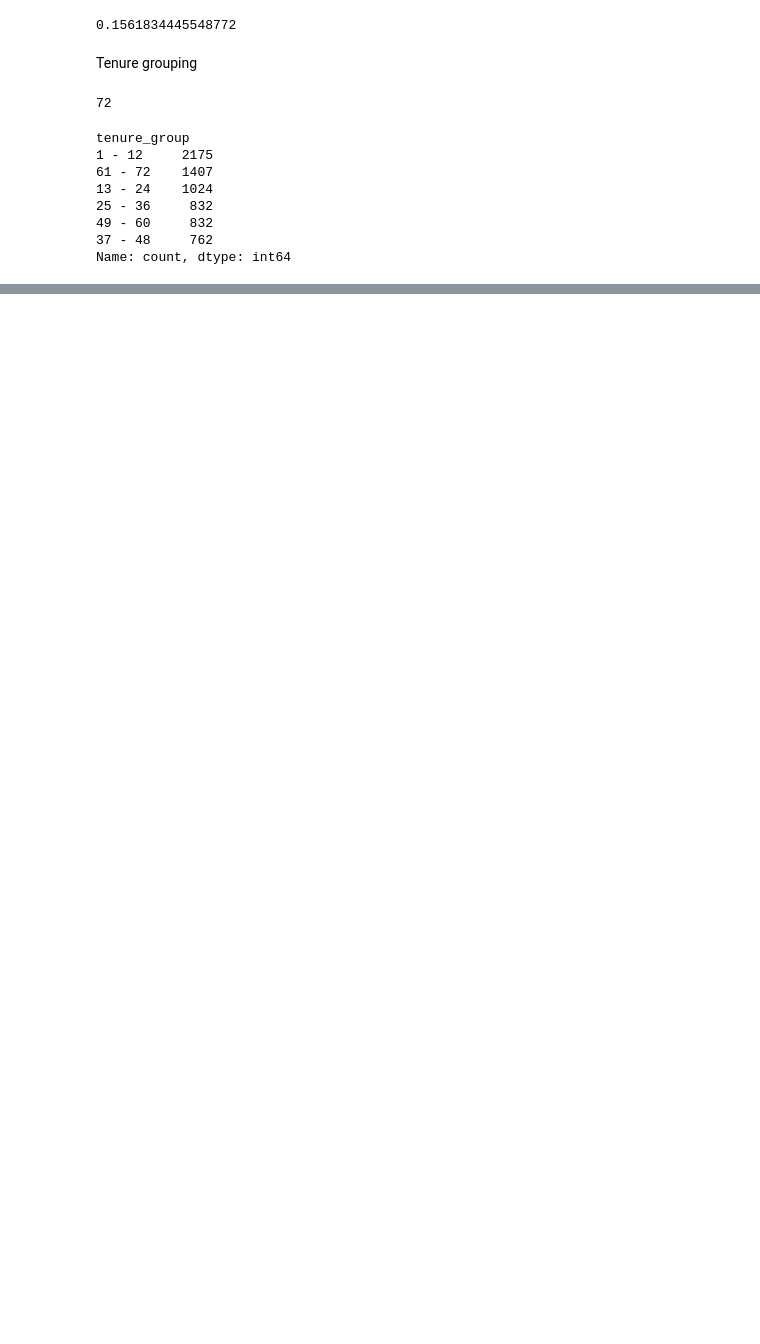
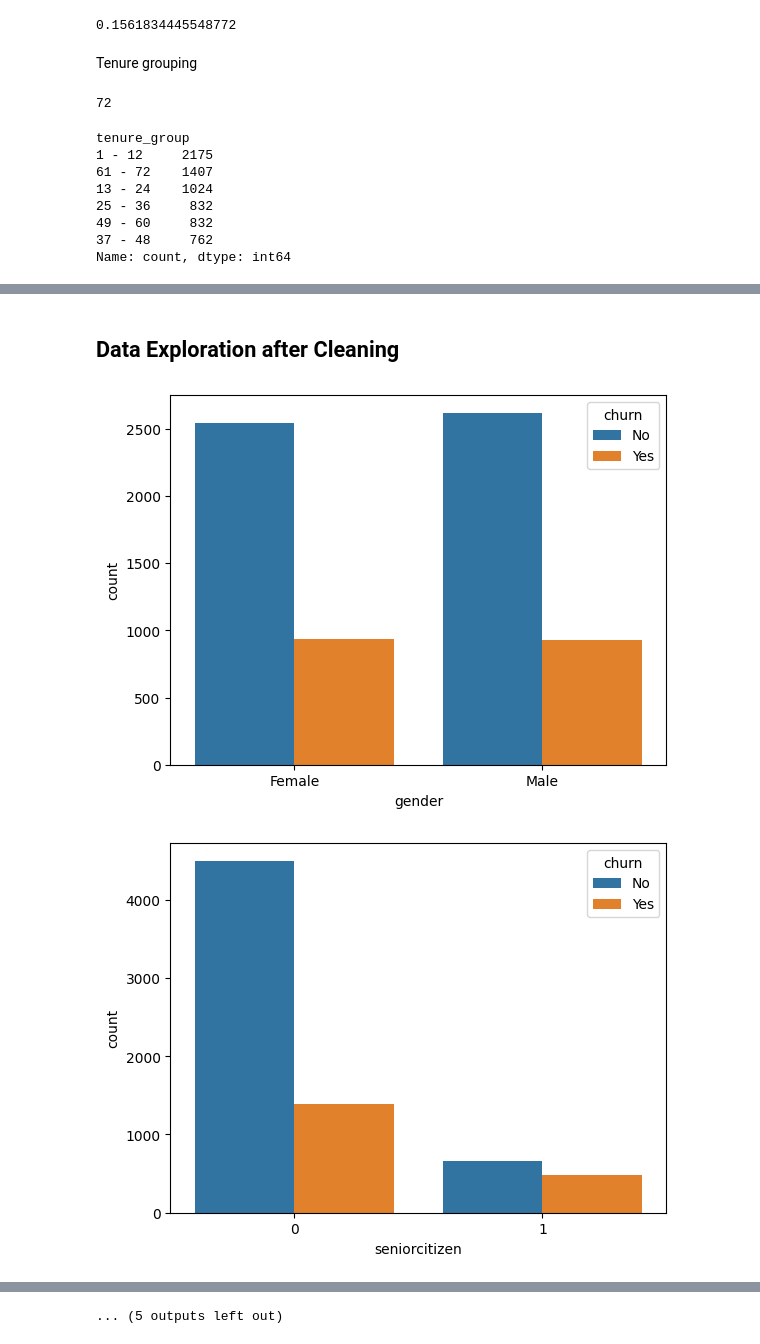
Before and after one commit to Kohkitos/Churn-Insight-ML, a Jupyter notebook: notebooks/1-Data_Cleaning.ipynb, the cells around one changed output, grey strips where cells are left out. Saved outputs shown, nothing was run; the diff lists cells and outputs as text; code cells hidden in the pictures; blank space fills up the shorter version.

Commit message:
data cleaning notebook updated

```diff
--- a/notebooks/1-Data_Cleaning.ipynb
+++ b/notebooks/1-Data_Cleaning.ipynb
@@ -129,0 +142,4 @@ Name: count, dtype: int64
+# %%
+df.drop(columns = ['customerid', 'tenure'], inplace=True) # customerid is unique and doesn't add value and we created tenure groups, so actual tenure is not needed
+
+df.head()
@@ -129,0 +153,11 @@ Name: count, dtype: int64
+# %% [markdown]
+## Data Exploration after Cleaning
+# %%
+# plot distribution for individual predictors by churn
+
+for i, predictor in enumerate(df.drop(columns=['churn', 'totalcharges', 'monthlycharges'])):
+	plt.figure(i)
+	sns.countplot(data=df, x=predictor, hue='churn')
+# %% [output]
+[figure, added]
+[figure, added]
@@ -129,0 +174 @@ Name: count, dtype: int64
+... (5 outputs left out)
```
Also changed, not shown: parts of 14 cells of this notebook.
